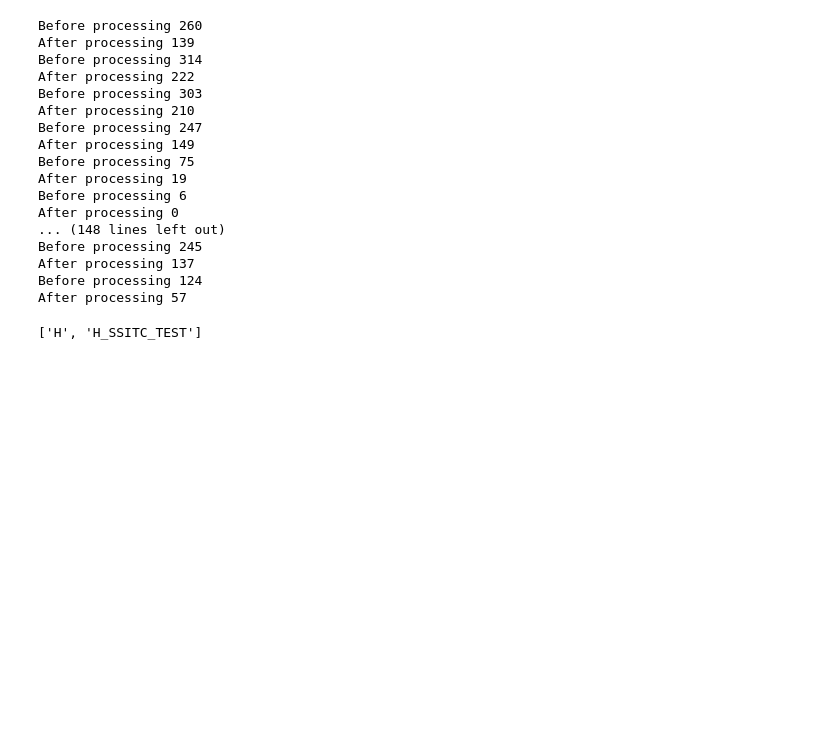
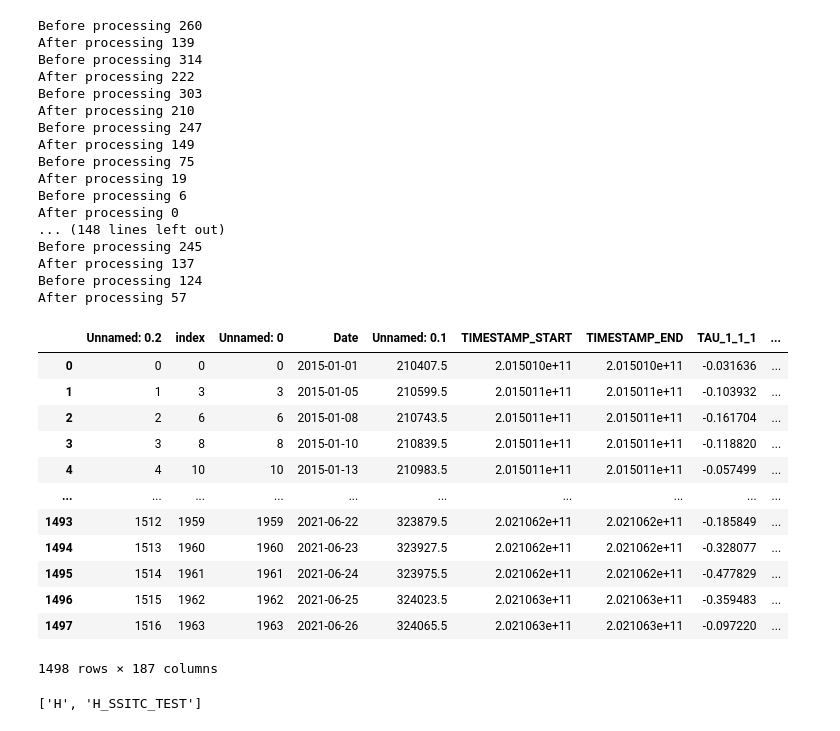
Before and after one commit to rouhinmitra/ML-ET, a Jupyter notebook: Merging_inst_geesebal_daily.ipynb, the cells around one changed output. Saved outputs shown, nothing was run; the diff lists cells and outputs as text; code cells hidden in the pictures; blank space fills up the shorter version.

```diff
--- a/Merging_inst_geesebal_daily.ipynb
+++ b/Merging_inst_geesebal_daily.ipynb
@@ -50,6 +50,22 @@ name_daily=[]
 for i in range(len(file_list)):
     daily_data.append(pd.read_csv(file_list[i],parse_dates=["Date"]))
     name_daily.append(file_list[i].split(".")[0])
+# %%
+daily_data[0]
+# %% [output]
+|  | Unnamed: 0.2 | index | Unnamed: 0 | Date | Unnamed: 0.1 | TIMESTAMP_START | TIMESTAMP_END | TAU_1_1_1 | ... |
+| 0 | 0 | 0 | 0 | 2015-01-01 | 210407.5 | 2.015010e+11 | 2.015010e+11 | -0.031636 | ... |
+| 1 | 1 | 3 | 3 | 2015-01-05 | 210599.5 | 2.015011e+11 | 2.015011e+11 | -0.103932 | ... |
+| 2 | 2 | 6 | 6 | 2015-01-08 | 210743.5 | 2.015011e+11 | 2.015011e+11 | -0.161704 | ... |
+| 3 | 3 | 8 | 8 | 2015-01-10 | 210839.5 | 2.015011e+11 | 2.015011e+11 | -0.118820 | ... |
+| 4 | 4 | 10 | 10 | 2015-01-13 | 210983.5 | 2.015011e+11 | 2.015011e+11 | -0.057499 | ... |
+| ... | ... | ... | ... | ... | ... | ... | ... | ... | ... |
+| 1493 | 1512 | 1959 | 1959 | 2021-06-22 | 323879.5 | 2.021062e+11 | 2.021062e+11 | -0.185849 | ... |
+| 1494 | 1513 | 1960 | 1960 | 2021-06-23 | 323927.5 | 2.021062e+11 | 2.021062e+11 | -0.328077 | ... |
+| 1495 | 1514 | 1961 | 1961 | 2021-06-24 | 323975.5 | 2.021062e+11 | 2.021062e+11 | -0.477829 | ... |
+| 1496 | 1515 | 1962 | 1962 | 2021-06-25 | 324023.5 | 2.021063e+11 | 2.021063e+11 | -0.359483 | ... |
+| 1497 | 1516 | 1963 | 1963 | 2021-06-26 | 324065.5 | 2.021063e+11 | 2.021063e+11 | -0.097220 | ... |
+1498 rows × 187 columns
 # %%
 for i in range(len(file_list)):
     daily_data[i]=daily_data[i][["Date","LE_closed","LE_unclosed","H_closed","H_unclosed","G_unclosed","Rn_unclosed","Name"]]
```
Also changed, not shown: parts of 2 cells of this notebook, 8 other files.
